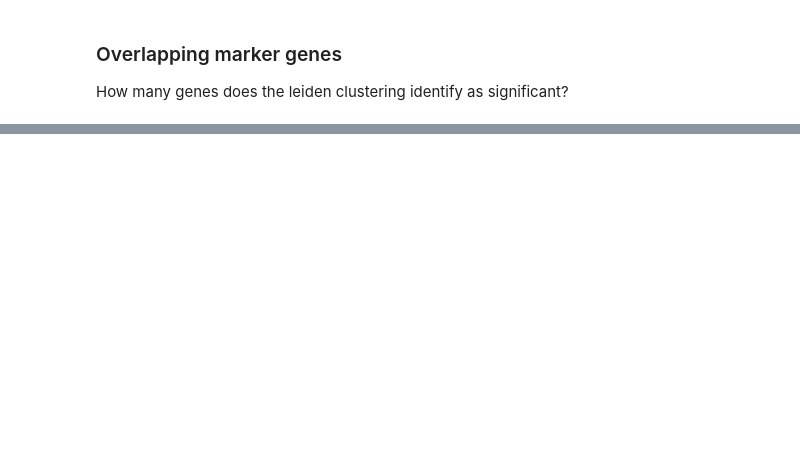
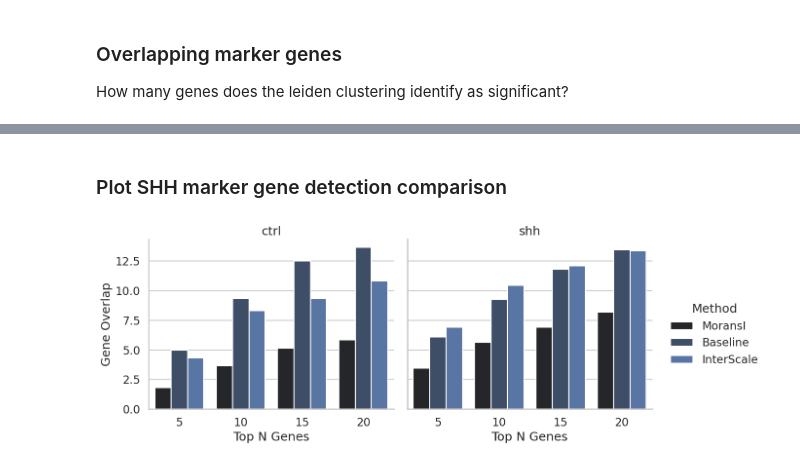
Before and after one commit to theislab/interscale, a Jupyter notebook: docs/notebooks/evaluation/Basline.ipynb, the cells around one changed output, grey strips where cells are left out. Cells and saved outputs as stored; diff of their text form; code cells hidden in the pictures; blank space fills up the shorter version.

Commit message:
legnini23 local vs global embedding

```diff
--- a/docs/notebooks/evaluation/Basline.ipynb
+++ b/docs/notebooks/evaluation/Basline.ipynb
@@ -222,0 +211,44 @@ overlapping_marker_genes(sub_adata_shh, SHH_MARKERS, dge_key = 'dge_wilcoxon_shh
+# %% [markdown]
+### Plot SHH marker gene detection comparison
+# %%
+def plot_marker_gene_detection(df):
+    # Set the style of seaborn
+    sns.set(style="whitegrid")
+
+    # Adjust the context to increase font size
+    sns.set_context("talk", font_scale=1)  # Adjust font_scale as needed
+
+    # Create a FacetGrid for the conditions
+    g = sns.FacetGrid(df, col="condition", sharey=True, height=5, aspect=1.2)
+
+    # Map barplots to each condition subplot
+    g.map_dataframe(sns.barplot, x="Top_n", y="Avg_Overlap", hue="method", ci=None)
+
+    # Add titles and adjust
+    g.set_axis_labels("Top N Genes", "Gene Overlap")
+    g.set_titles("{col_name}")
+    g.add_legend(title="Method")
+    g.tight_layout()
+
+    # Show the plot
+    plt.show()
+# %%
+df_svg = pd.read_csv(Path(RESULTS, 'shh_markers_morans.csv'))
+df_baseline = pd.read_csv(Path(RESULTS, 'shh_markers_baseline.csv'))
+df_InterScale = pd.read_csv(Path(RESULTS, 'shh_markers_InterScale.csv'))
+# %%
+df_InterScale = df_InterScale.rename(columns = {'local_overlap': 'Avg_Overlap'})
+df_InterScale = df_InterScale.drop(columns = ['global_overlap'])
+# %%
+df_svg['method'] = 'MoransI'
+df_baseline['method'] = 'Baseline'
+df_InterScale['method'] = 'InterScale'
+
+
+# Combine them into one DataFrame
+combined_df = pd.concat([df_svg, df_baseline, df_InterScale], ignore_index=True)
+# %%
+# InterScale local overlap
+plot_marker_gene_detection(combined_df)
+# %% [output]
+[figure, added]
```
Also changed, not shown: parts of 41 cells of this notebook, 8 other files.
